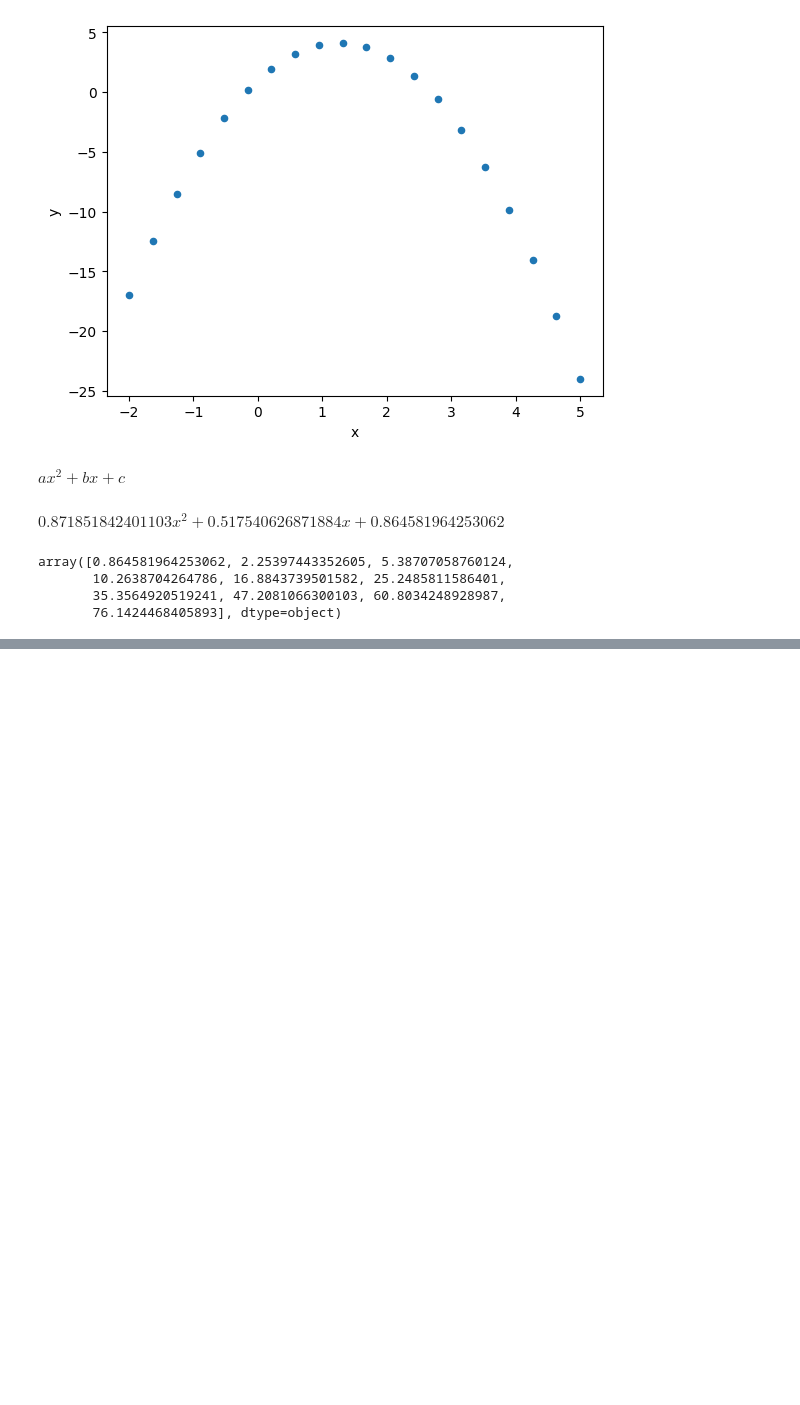
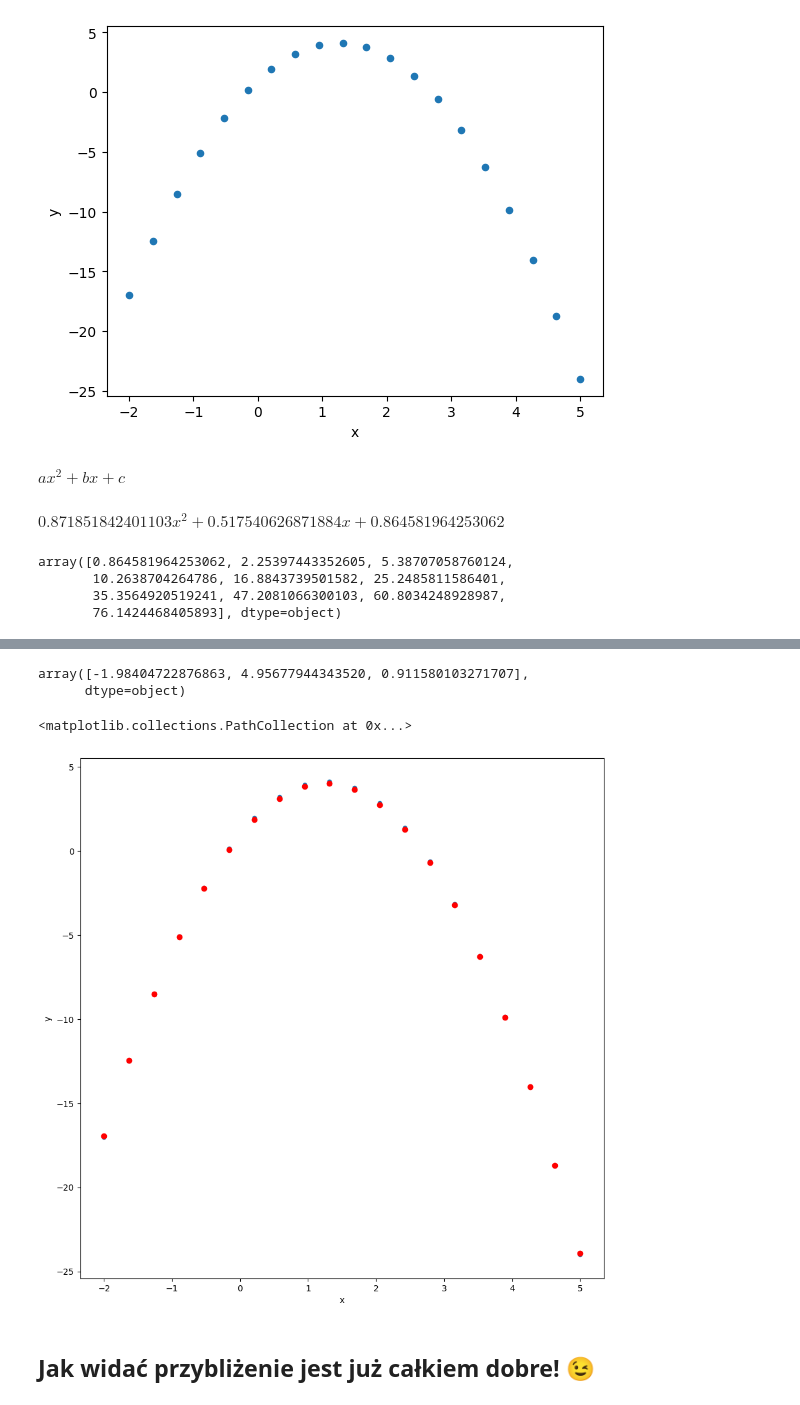
Before and after one commit to WWozniakProgrammer/ML-DS-Path, a Jupyter notebook: codes/Gradient_Descent.ipynb, the cells around one changed output, grey strips where cells are left out. Cells and saved outputs as stored; diff of their text form; code cells hidden in the pictures; blank space fills up the shorter version.

```diff
--- a/codes/Gradient_Descent.ipynb
+++ b/codes/Gradient_Descent.ipynb
@@ -44,0 +52,31 @@ ValueError: x and y must be the same size
+# %%
+w_optimal = w
+for i in range(max_iter):
+    err = 0
+    for x_val, y_true in zip(xy_df['x'], xy_df['y']):
+        y_pred = f.subs({x: x_val})
+        err += (y_true - y_pred)**2
+    err /= xy_df.shape[0]
+
+    grad = np.array([
+        err.diff(a).evalf(subs=dict(zip([a,b,c], w_optimal))),
+        err.diff(b).evalf(subs=dict(zip([a,b,c], w_optimal))),
+        err.diff(c).evalf(subs=dict(zip([a,b,c], w_optimal)))
+    ])
+
+    w_optimal = w_optimal - gamma * grad
+# %%
+w_optimal
+# %% [output]
+array([-1.98404722876863, 4.95677944343520, 0.911580103271707],
+      dtype=object)
+# %%
+curr_f = f.subs(dict(zip([a,b,c], w_optimal)))
+predykcja_y = np.array([curr_f.evalf(subs={x:x_val}) for x_val in xy_df['x']])
+ax = xy_df.plot.scatter(x='x',y='y', figsize=(11,11))
+ax.scatter(x=xy_df['x'], y=predykcja_y, c='r')
+# %% [output]
+<matplotlib.collections.PathCollection at 0x...>
+[figure, added]
+# %% [markdown]
+## Jak widać przybliżenie jest już całkiem dobre! &#128521;
```
Also changed, not shown: parts of 5 cells of this notebook.
